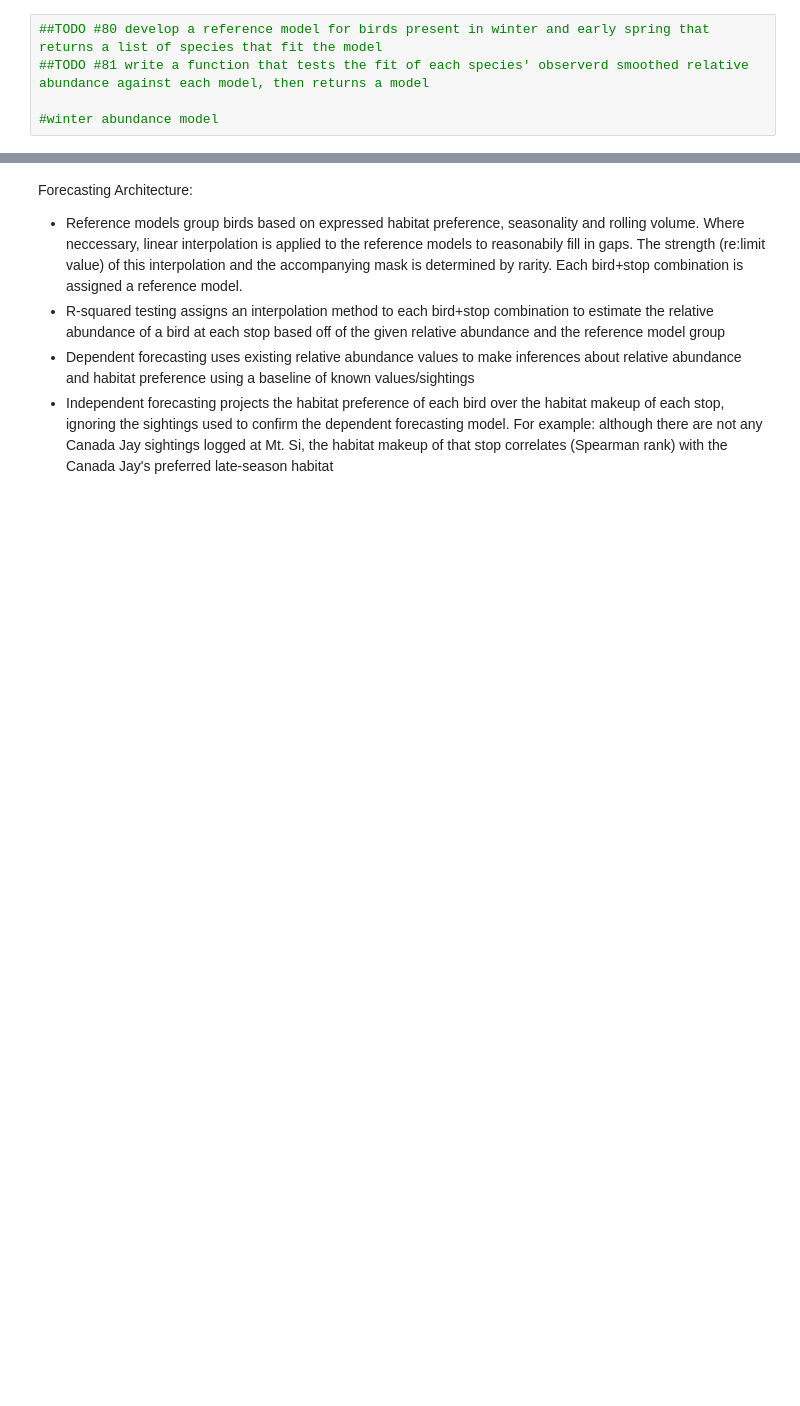
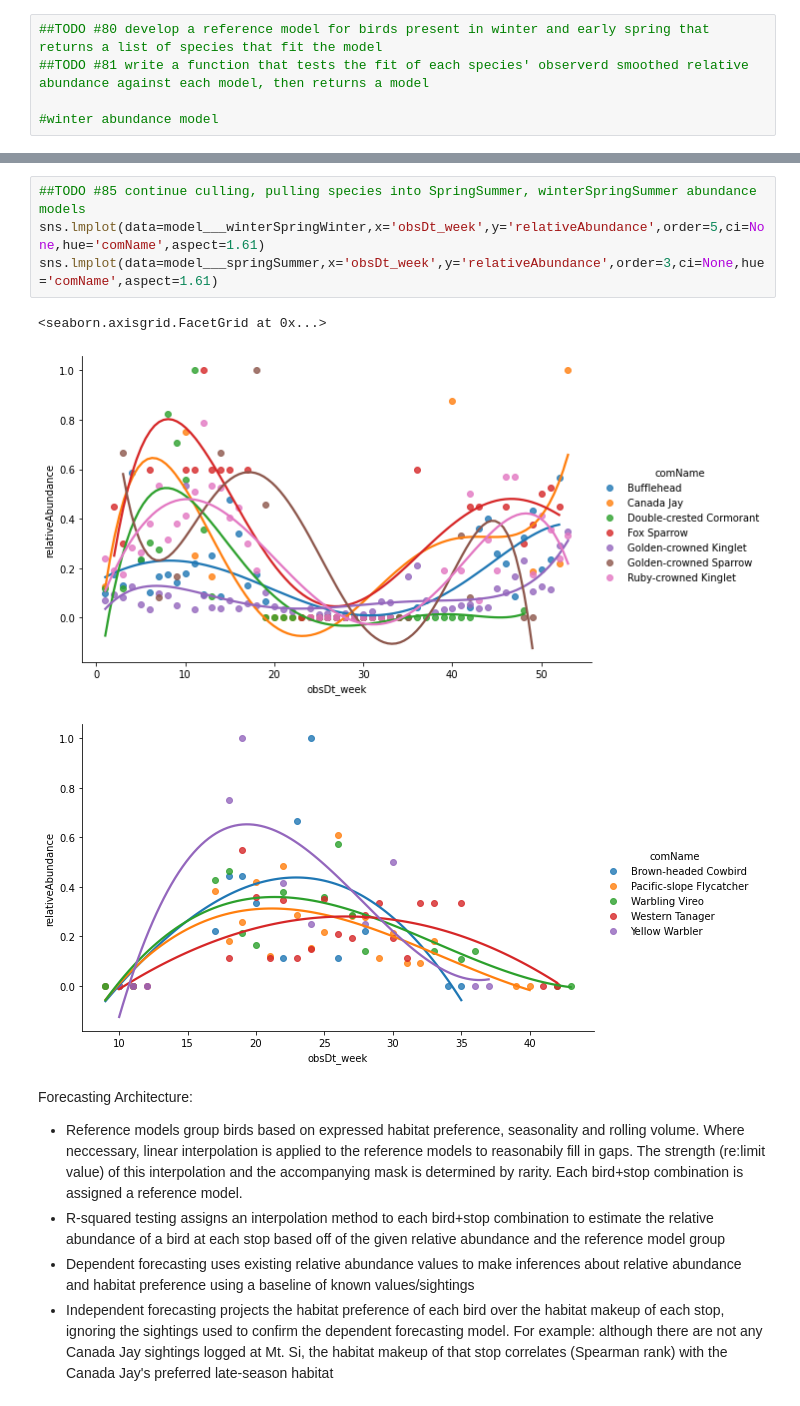
Before and after one commit to Tanag3r/trailheadDirect_birds, a Jupyter notebook: trailheadHabitat_analysis.ipynb, the cells around one changed output, grey strips where cells are left out. Drawn from its saved outputs; the diff is of its cells as text; blank space fills up the shorter version.

```diff
--- a/trailheadHabitat_analysis.ipynb
+++ b/trailheadHabitat_analysis.ipynb
@@ -118,3 +123,11 @@ sns.lmplot(data=trx,x='obsDt_week',y='relativeAbundance',order=3,scatter_kws={'s
+# %%
+##TODO #85 continue culling, pulling species into SpringSummer, winterSpringSummer abundance models
+sns.lmplot(data=model___winterSpringWinter,x='obsDt_week',y='relativeAbundance',order=5,ci=None,hue='comName',aspect=1.61)
+sns.lmplot(data=model___springSummer,x='obsDt_week',y='relativeAbundance',order=3,ci=None,hue='comName',aspect=1.61)
+# %% [output]
+<seaborn.axisgrid.FacetGrid at 0x...>
+[figure, added]
+[figure, added]
 # %% [markdown]
 Forecasting Architecture:
 
```
Also changed, not shown: parts of 4 cells of this notebook.
